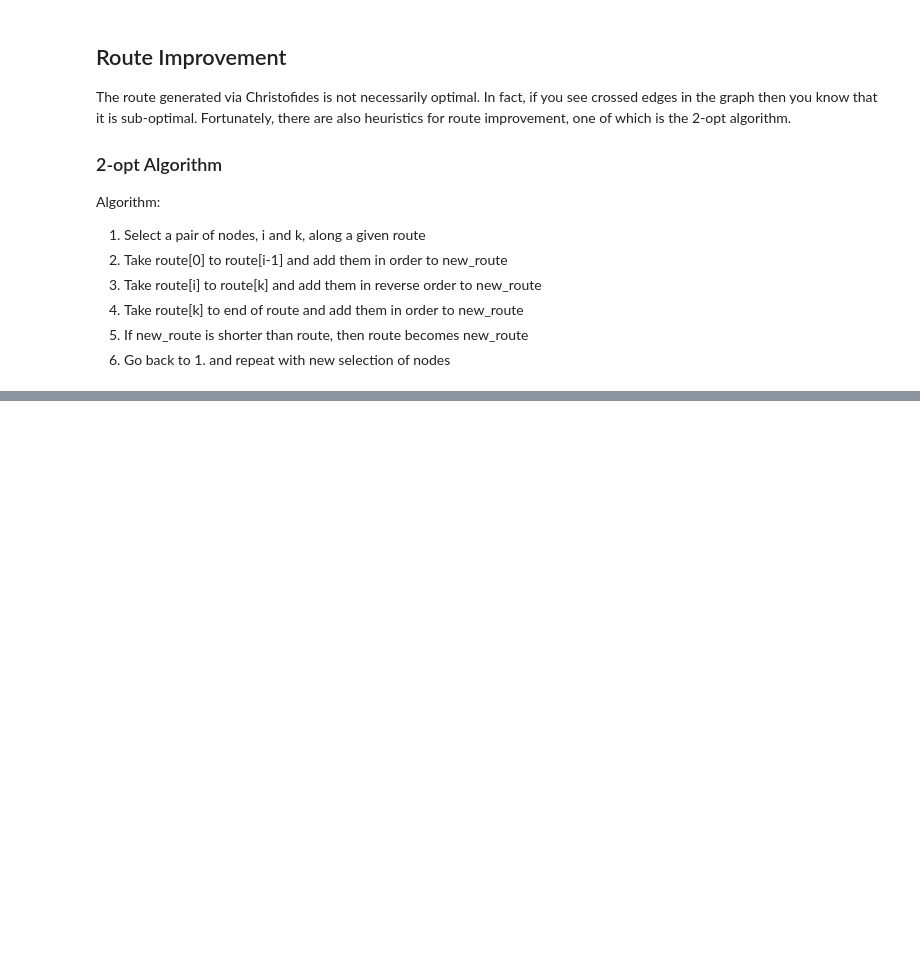
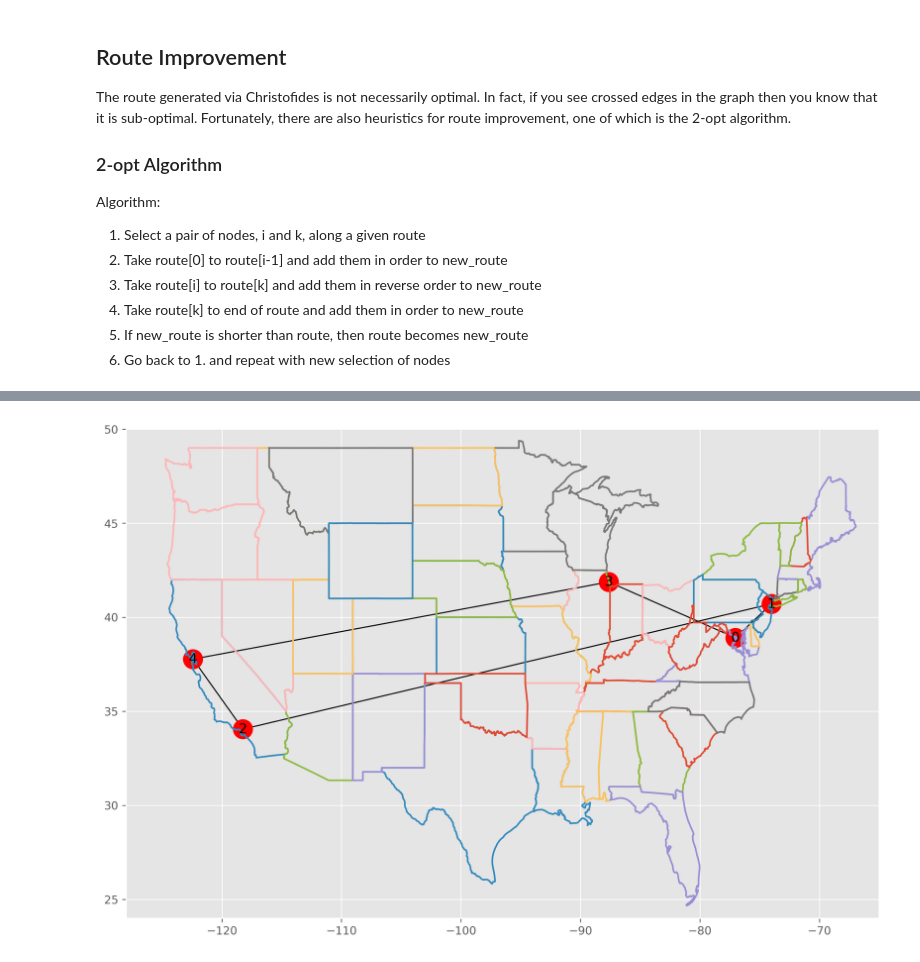
Before and after one commit to nobleator/city-tour, a Jupyter notebook: City Tour.ipynb, the cells around one changed output, grey strips where cells are left out. Cells and saved outputs as stored; diff of their text form; code cells hidden in the pictures; blank space fills up the shorter version.

```diff
--- a/City Tour.ipynb
+++ b/City Tour.ipynb
@@ -210,0 +226,41 @@ Not yet implemented, but I would like to use Mapbox's API to generate a map of t
+# %%
+fig = plt.figure(figsize=(12, 8), dpi=300)
+ax = fig.add_subplot(111)
+ax.tick_params(axis='both', which='both', bottom='off',
+               top='off', labelbottom='off', right='off',
+               left='off', labelleft='off')
+sf = shapefile.Reader('cb_2017_us_state_20m/cb_2017_us_state_20m.shp')
+for shape in list(sf.iterShapes()):
+    npoints=len(shape.points) # total points
+    nparts = len(shape.parts) # total parts
+    if nparts == 1:
+        x_lon = np.zeros((len(shape.points), 1))
+        y_lat = np.zeros((len(shape.points), 1))
+        for ip in range(len(shape.points)):
+            x_lon[ip] = shape.points[ip][0]
+            y_lat[ip] = shape.points[ip][1]
+        plt.plot(x_lon,y_lat)
+
+    else: # loop over parts of each shape, plot separately
+        for ip in range(nparts): # loop over parts, plot separately
+            i0=shape.parts[ip]
+            if ip < nparts-1:
+                i1 = shape.parts[ip+1]-1
+            else:
+                i1 = npoints
+
+        seg=shape.points[i0:i1+1]
+        x_lon = np.zeros((len(seg),1))
+        y_lat = np.zeros((len(seg),1))
+        for ip in range(len(seg)):
+            x_lon[ip] = seg[ip][0]
+            y_lat[ip] = seg[ip][1]
+
+        plt.plot(x_lon,y_lat)
+
+plt.xlim(-128,-65)
+plt.ylim(24,50)
+nx.draw_networkx(improved_tsp, pos=pos)
+plt.show()
+# %% [output]
+[figure, added]
```
Also changed, not shown: parts of 4 cells of this notebook, 8 other files.
